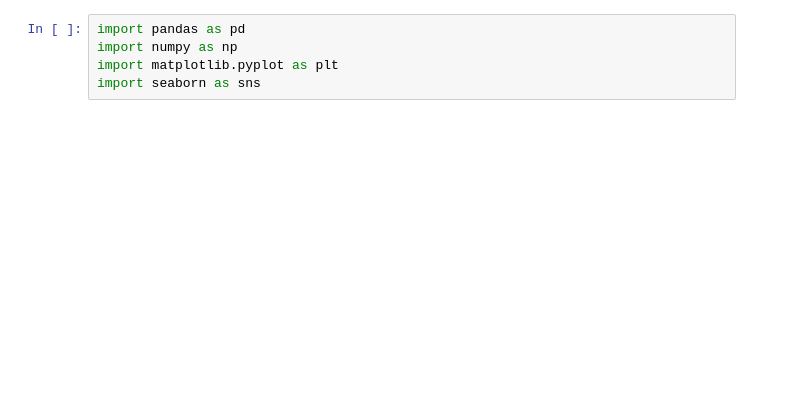
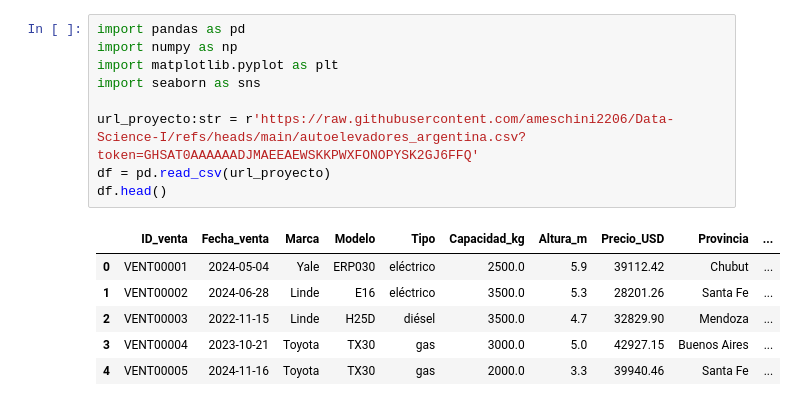
Before and after one commit to ameschini2206/Prueba, a Jupyter notebook: ProyectoDS_ParteI_Alejandro_Meschini.ipynb, the cells around one changed output. Saved outputs shown, nothing was run; the diff lists cells and outputs as text; blank space fills up the shorter version.

```diff
--- a/ProyectoDS_ParteI_Alejandro_Meschini.ipynb
+++ b/ProyectoDS_ParteI_Alejandro_Meschini.ipynb
@@ -74,5 +76,16 @@ El proyecto se estructura en etapas: definición de preguntas, diagnóstico visu
 # %%
 import pandas as pd
 import numpy as np
 import matplotlib.pyplot as plt
 import seaborn as sns
+
+url_proyecto:str = r'https://raw.githubusercontent.com/ameschini2206/Data-Science-I/refs/heads/main/autoelevadores_argentina.csv?token=GHSAT0AAAAAADJMAEEAEWSKKPWXFONOPYSK2GJ6FFQ'
+df = pd.read_csv(url_proyecto)
+df.head()
+# %% [output]
+|  | ID_venta | Fecha_venta | Marca | Modelo | Tipo | Capacidad_kg | Altura_m | Precio_USD | Provincia | ... |
+| 0 | VENT00001 | 2024-05-04 | Yale | ERP030 | eléctrico | 2500.0 | 5.9 | 39112.42 | Chubut | ... |
+| 1 | VENT00002 | 2024-06-28 | Linde | E16 | eléctrico | 3500.0 | 5.3 | 28201.26 | Santa Fe | ... |
+| 2 | VENT00003 | 2022-11-15 | Linde | H25D | diésel | 3500.0 | 4.7 | 32829.90 | Mendoza | ... |
+| 3 | VENT00004 | 2023-10-21 | Toyota | TX30 | gas | 3000.0 | 5.0 | 42927.15 | Buenos Aires | ... |
+| 4 | VENT00005 | 2024-11-16 | Toyota | TX30 | gas | 2000.0 | 3.3 | 39940.46 | Santa Fe | ... |
```
Also changed, not shown: parts of 8 cells of this notebook.
